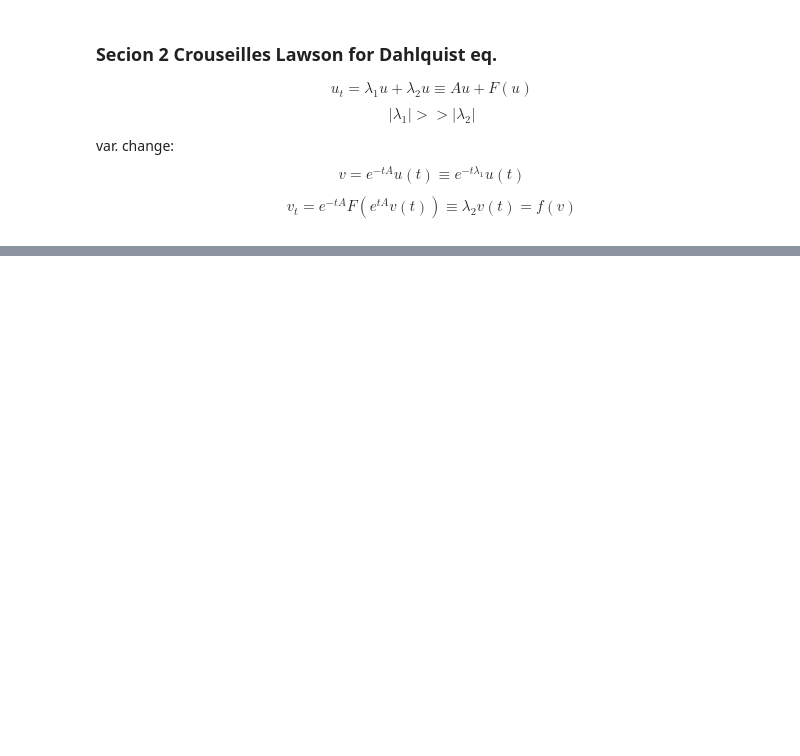
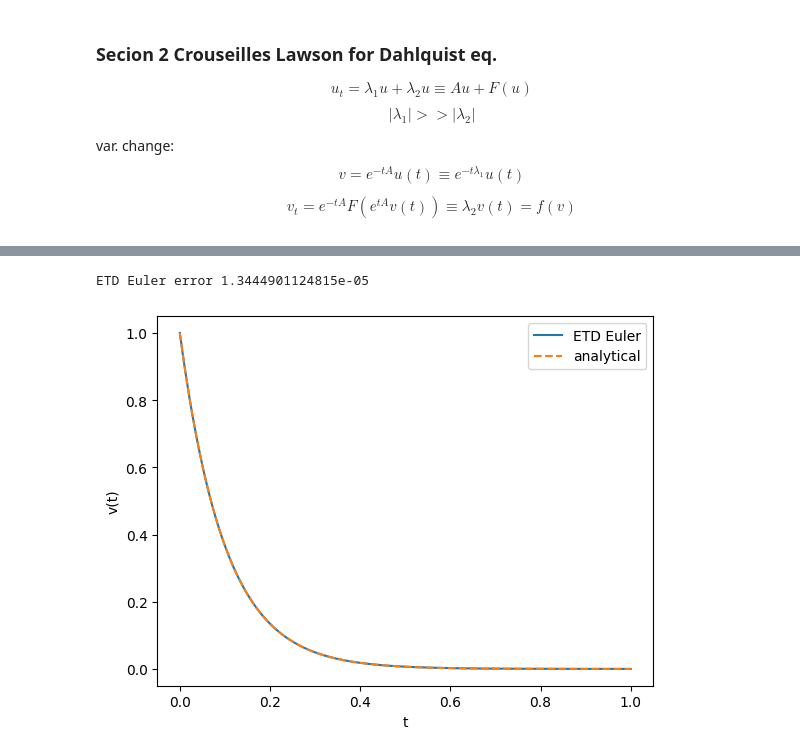
Before and after one commit to BoriskovaLiza/masterarbeit, a Jupyter notebook: Lawson.ipynb, the cells around one changed output, grey strips where cells are left out. Drawn from its saved outputs; the diff is of its cells as text; code cells hidden in the pictures; blank space fills up the shorter version.

```diff
--- a/Lawson.ipynb
+++ b/Lawson.ipynb
@@ -96,11 +65,23 @@ max error Lawson-Euler 1.650828356791756e-07
 # %%
-# propagate provisional solution: explicit Euler
-for i in range(1, Ti):
-    uv_sdc[i] = uv_sdc[i-1] + dtau[i-1] * fv(tau[i-1], uv_sdc[i-1])
-print("pre-sweep error", np.max(np.abs(uv_sdc * exptl1 - np.exp((l1 + l2)*tau))))
-# plt.plot(tau, uv_sdc, label="pre-sweep")
+N = 5
+Ti = (N+1) * (steps-1) + 1
+taui, _ = np.polynomial.chebyshev.chebgauss(N)
 
-M = 3
+tau = np.empty((Ti))
+for i in range(steps-1):
+    tau[(N+1)*i] = t[i]
+    tau[(N+1)*i+1:(N+1)*i+(N+1)] = taui[::-1] / 2 * timestep + timestep / 2 + t[i]
+tau[-1] = 1.
+
+# u -> v change variables and propagate solution
+uv_sdc = np.empty((Ti))
+uv_sdc[0] = u0 # * np.exp(-t0*l1) === 1.0
+dtau = tau[1:] - tau[:-1]
+
+# v -> u change of variables
+exptl1 = np.exp(tau * l1)
+
+M = 2
 
 # init chebychev series
 Order = N+2
@@ -137,10 +118,10 @@ for j in range(steps-1): # timesteps
                                 fv(tau_slice[i], uv_sdc_slice[i])) + nodetonode[i]
 
 # calculate total error
-print("sweep amount", k+1, "max error", np.max(np.abs(uv_sdc * exptl1 - np.exp((l1 + l2)*tau))))
+print("sweep amount", M, "max error", np.max(np.abs(uv_sdc * exptl1 - np.exp((l1 + l2)*tau))))
 print("Lawson vars error", np.max(np.abs(uv_sdc - np.exp(l2*tau))))
 # plot solution
-plt.plot(tau, uv_sdc * exptl1, label="Lawson-Euler-SDC " + str(k+1))
+plt.plot(tau, uv_sdc * exptl1, label="Lawson-Euler-SDC " + str(M))
 
 plt.plot(tau, np.exp((l1+l2)*tau), label="analytical", linestyle="--")
 plt.legend()
@@ -154,0 +221,19 @@ Lawson vars error 1.4432899320127035e-15
+# %%
+u_sdc = np.copy(uv_sdc)
+u_sdc[0] = u0
+
+# propagate initial solution
+for i in range(1, Ti):
+    u_sdc[i] = u_sdc[i-1] * np.exp(l1 * dtau[i-1]) + \
+                1 / l1 * (np.exp(dtau[i-1] * l1) - 1) * l2 * u_sdc[i-1]
+
+plt.plot(tau, u_sdc, label="ETD Euler")
+plt.plot(tau, np.exp((l1+l2)*tau), label="analytical", linestyle="--")
+print("ETD Euler error", np.max(np.abs(u_sdc - np.exp((l1 + l2)*tau))))
+plt.legend()
+plt.xlabel("t")
+plt.ylabel("v(t)")
+plt.show()
+# %% [output]
+ETD Euler error 1.3444901124815e-05
+[figure, added]
```
Also changed, not shown: parts of 12 cells of this notebook.
